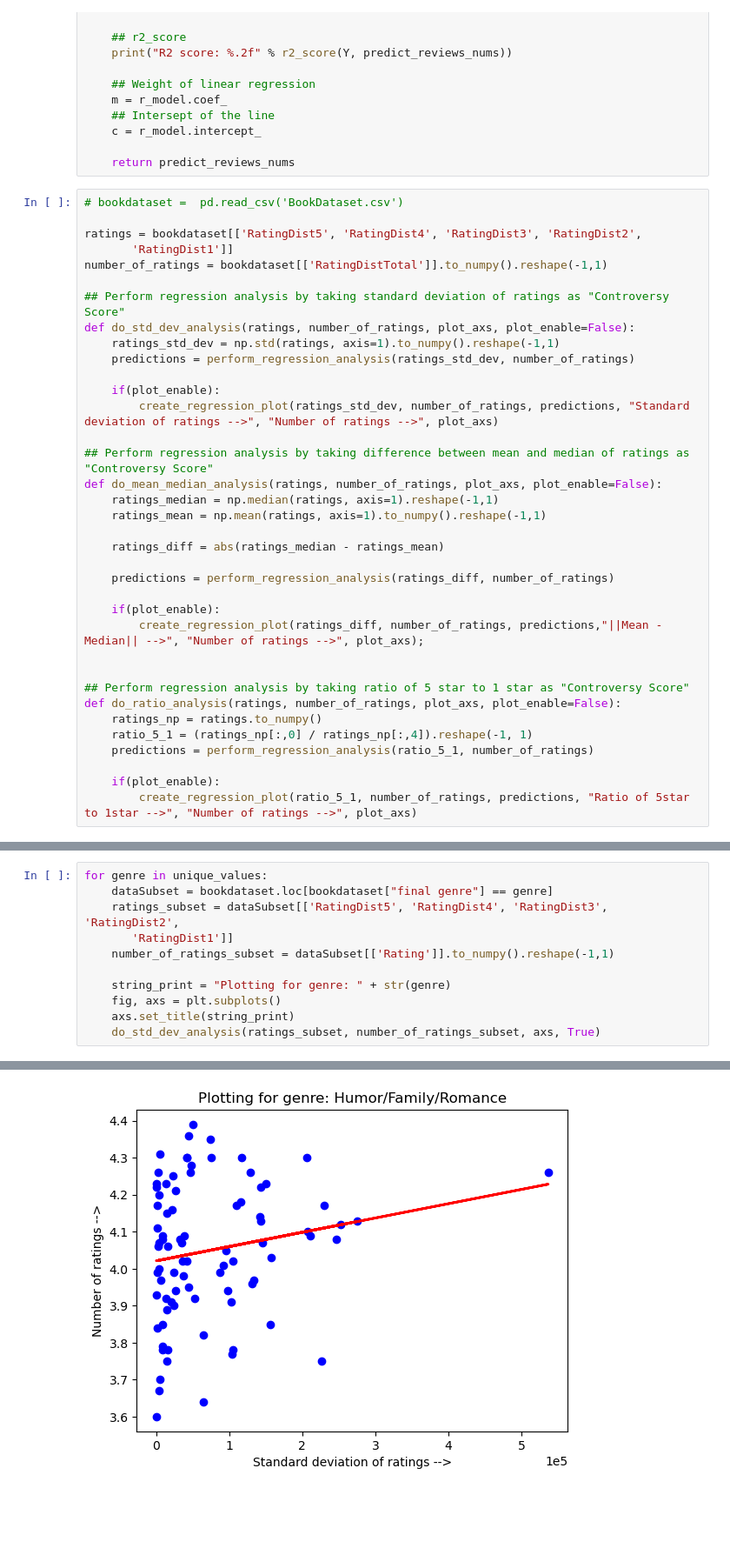
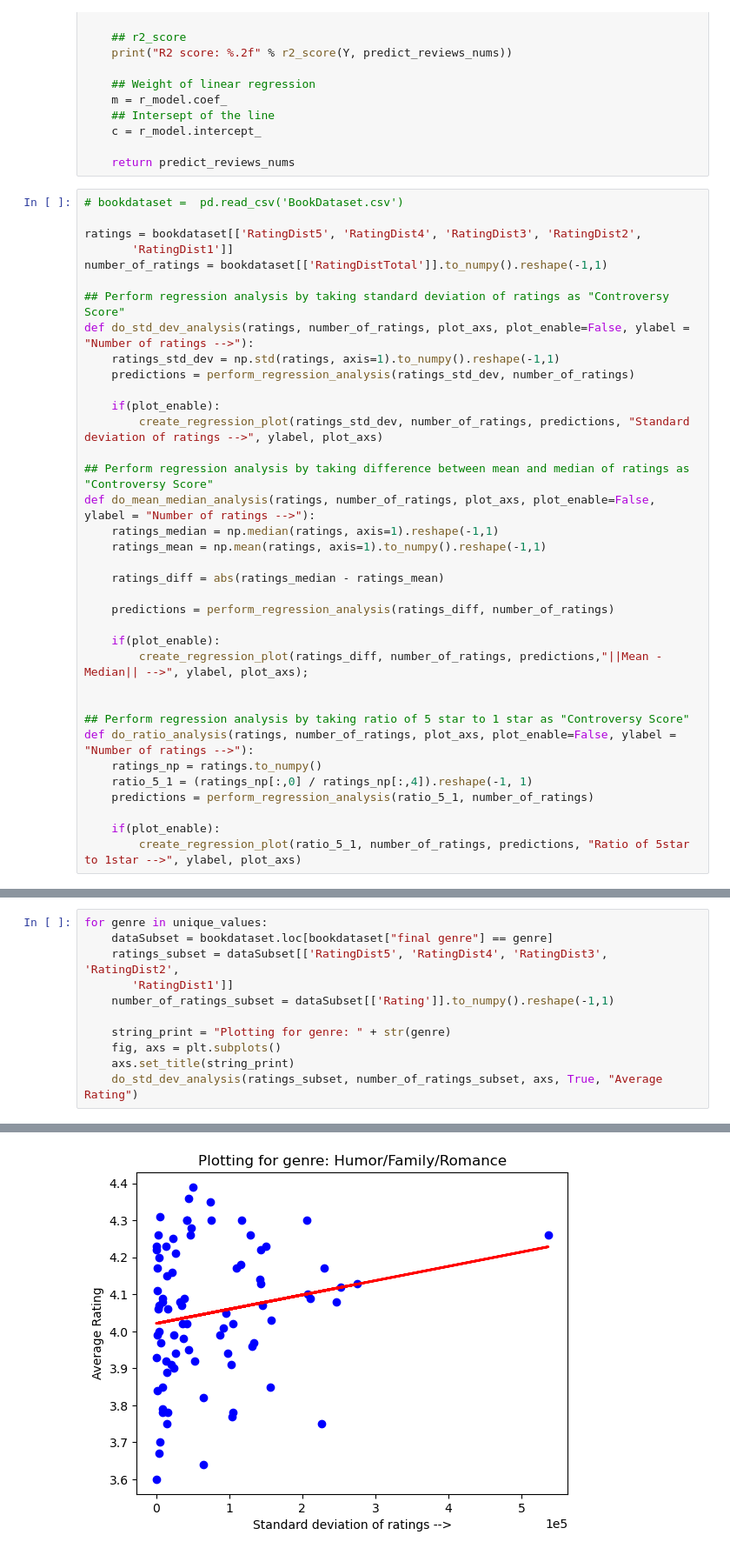
Before and after one commit to agshar96/Data-Literacy-Final-Project, a Jupyter notebook: Controversial Exploration.ipynb, the cells around one changed output, grey strips where cells are left out. Shown: that part at 87% size. Drawn from its saved outputs; the diff is of its cells as text; blank space fills up the shorter version.

Commit message:
Updating script to plot numner of reviews and change ylabel

```diff
--- a/Controversial Exploration.ipynb
+++ b/Controversial Exploration.ipynb
@@ -101,15 +101,15 @@ ratings = bookdataset[['RatingDist5', 'RatingDist4', 'RatingDist3', 'RatingDist2
 number_of_ratings = bookdataset[['RatingDistTotal']].to_numpy().reshape(-1,1)
 
 ## Perform regression analysis by taking standard deviation of ratings as "Controversy Score"
-def do_std_dev_analysis(ratings, number_of_ratings, plot_axs, plot_enable=False):
+def do_std_dev_analysis(ratings, number_of_ratings, plot_axs, plot_enable=False, ylabel = "Number of ratings -->"):
     ratings_std_dev = np.std(ratings, axis=1).to_numpy().reshape(-1,1)
     predictions = perform_regression_analysis(ratings_std_dev, number_of_ratings)
 
     if(plot_enable):
-        create_regression_plot(ratings_std_dev, number_of_ratings, predictions, "Standard deviation of ratings -->", "Number of ratings -->", plot_axs)
+        create_regression_plot(ratings_std_dev, number_of_ratings, predictions, "Standard deviation of ratings -->", ylabel, plot_axs)
 
 ## Perform regression analysis by taking difference between mean and median of ratings as "Controversy Score"
-def do_mean_median_analysis(ratings, number_of_ratings, plot_axs, plot_enable=False):
+def do_mean_median_analysis(ratings, number_of_ratings, plot_axs, plot_enable=False, ylabel = "Number of ratings -->"):
     ratings_median = np.median(ratings, axis=1).reshape(-1,1)
     ratings_mean = np.mean(ratings, axis=1).to_numpy().reshape(-1,1)
 
@@ -118,17 +118,17 @@ def do_mean_median_analysis(ratings, number_of_ratings, plot_axs, plot_enable=Fa
     predictions = perform_regression_analysis(ratings_diff, number_of_ratings)
 
     if(plot_enable):
-        create_regression_plot(ratings_diff, number_of_ratings, predictions,"||Mean - Median|| -->", "Number of ratings -->", plot_axs);
+        create_regression_plot(ratings_diff, number_of_ratings, predictions,"||Mean - Median|| -->", ylabel, plot_axs);
 
 
 ## Perform regression analysis by taking ratio of 5 star to 1 star as "Controversy Score"
-def do_ratio_analysis(ratings, number_of_ratings, plot_axs, plot_enable=False):
+def do_ratio_analysis(ratings, number_of_ratings, plot_axs, plot_enable=False, ylabel = "Number of ratings -->"):
     ratings_np = ratings.to_numpy()
     ratio_5_1 = (ratings_np[:,0] / ratings_np[:,4]).reshape(-1, 1)
     predictions = perform_regression_analysis(ratio_5_1, number_of_ratings)
 
     if(plot_enable):
-        create_regression_plot(ratio_5_1, number_of_ratings, predictions, "Ratio of 5star to 1star -->", "Number of ratings -->", plot_axs)
+        create_regression_plot(ratio_5_1, number_of_ratings, predictions, "Ratio of 5star to 1star -->", ylabel, plot_axs)
 # %%
 fig, axs = plt.subplots()
 do_std_dev_analysis(ratings, number_of_ratings, axs, True)
@@ -192,27 +192,27 @@ R2 score: 0.99
 # %%
 for genre in unique_values:
     dataSubset = bookdataset.loc[bookdataset["final genre"] == genre]
     ratings_subset = dataSubset[['RatingDist5', 'RatingDist4', 'RatingDist3', 'RatingDist2',
        'RatingDist1']]
     number_of_ratings_subset = dataSubset[['Rating']].to_numpy().reshape(-1,1)
 
     string_print = "Plotting for genre: " + str(genre)
     fig, axs = plt.subplots()
     axs.set_title(string_print)
-    do_std_dev_analysis(ratings_subset, number_of_ratings_subset, axs, True)
+    do_std_dev_analysis(ratings_subset, number_of_ratings_subset, axs, True, "Average Rating")
 # %% [output]
 Mean squared error: 0.03
 R2 score: 0.03
 Mean squared error: 0.04
 R2 score: 0.01
 Mean squared error: 0.03
 R2 score: 0.01
 Mean squared error: 0.05
 R2 score: 0.16
 Mean squared error: 0.05
 R2 score: 0.06
 Mean squared error: 0.01
 R2 score: 0.30
 Mean squared error: 0.05
 R2 score: 0.08
-[figure, old version]
+[figure, new version]
```
Also changed, not shown: parts of 2 cells of this notebook, 1 other file.
